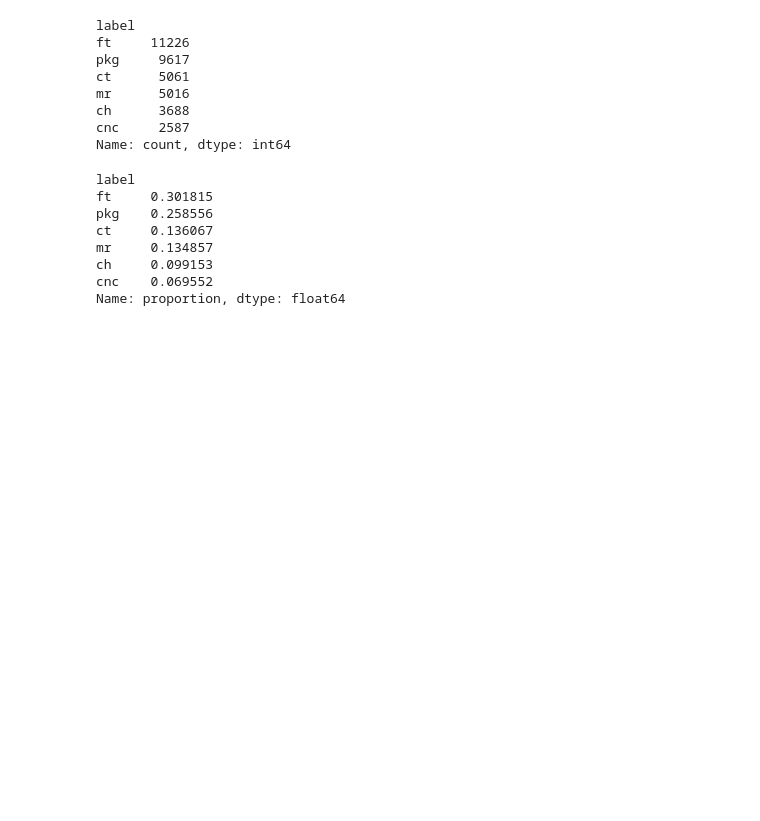
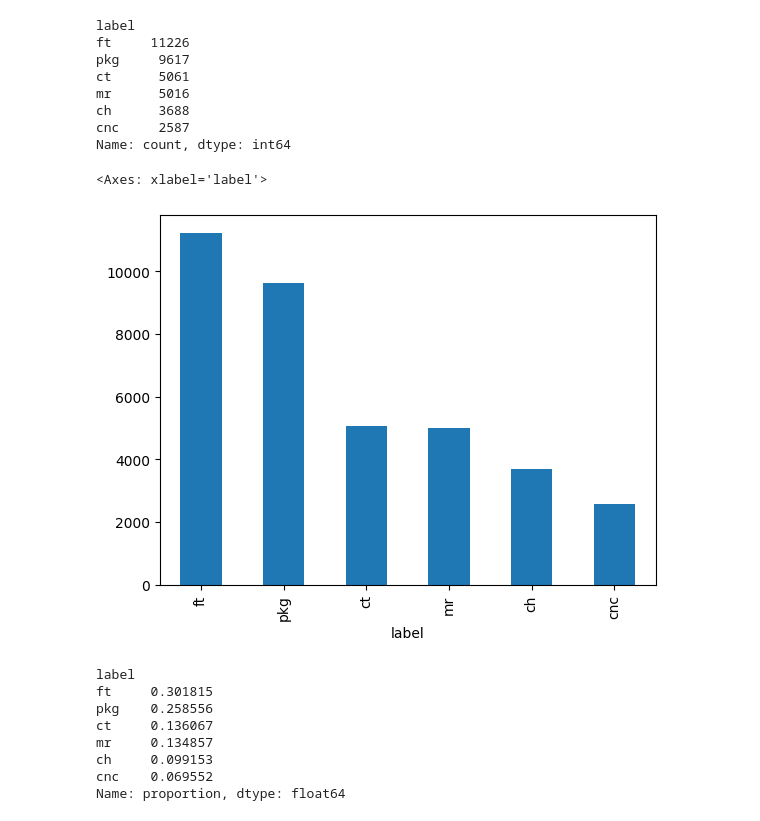
Before and after one commit to faysal887/muhfai887, a Jupyter notebook: data-analysis.ipynb, the cells around one changed output. Cells and saved outputs as stored; diff of their text form; code cells hidden in the pictures; blank space fills up the shorter version.

```diff
--- a/data-analysis.ipynb
+++ b/data-analysis.ipynb
@@ -52,6 +54,12 @@ mr      5016
 ch      3688
 cnc     2587
 Name: count, dtype: int64
+# %%
+
+data.label.value_counts().plot(kind='bar')
+# %% [output]
+<Axes: xlabel='label'>
+[figure, added]
 # %%
 data.label.value_counts(normalize=True)
 # %% [output]
```
Also changed, not shown: parts of 11 cells of this notebook, 2 other files.
